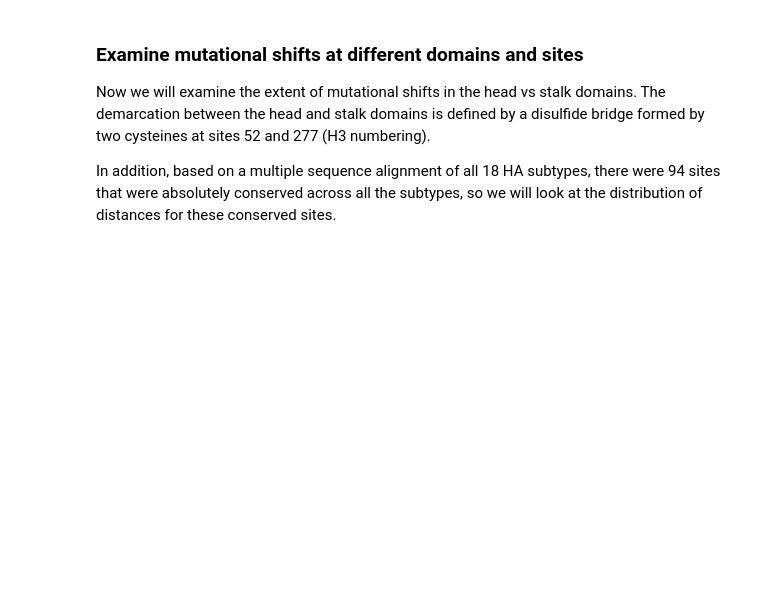
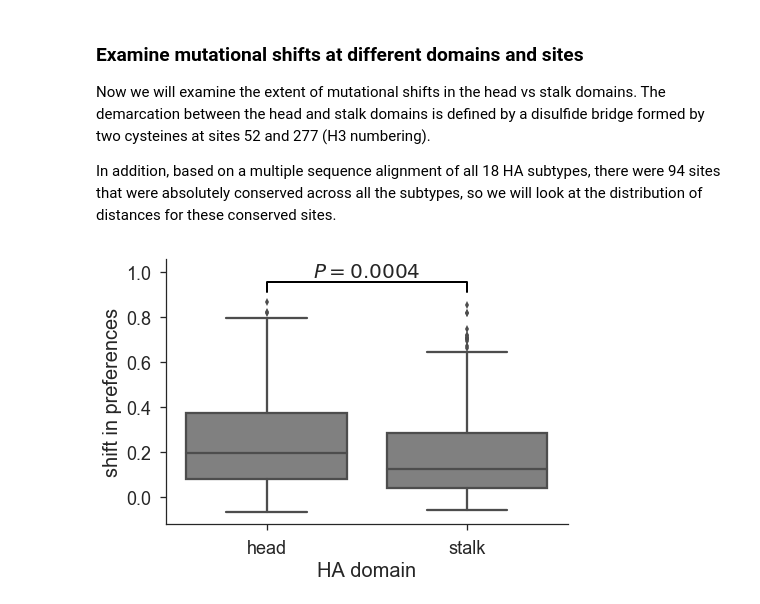
Before and after one commit to jbloomlab/Perth2009-DMS-Manuscript, a Jupyter notebook: analysis_code/dms_analysis.ipynb, the cells around one changed output. Cells and saved outputs as stored; diff of their text form; code cells hidden in the pictures; blank space fills up the shorter version.

```diff
--- a/analysis_code/dms_analysis.ipynb
+++ b/analysis_code/dms_analysis.ipynb
@@ -560,42 +582,44 @@ Now we will examine the extent of mutational shifts in the head vs stalk domains
 
 In addition, based on a multiple sequence alignment of all 18 HA subtypes, there were 94 sites that were absolutely conserved across all the subtypes, so we will look at the distribution of distances for these conserved sites.
 # %%
-# for i, row in prefsdist.iterrows():
-#     if int(i) in range(59,279):
-#         prefsdist.set_value(i, 'domain', 'head')
-#     else:
-#         prefsdist.set_value(i, 'domain', 'stalk')
+for i, row in prefsdist.iterrows():
+    if int(i) in range(59,279):
+        prefsdist.set_value(i, 'domain', 'head')
+    else:
+        prefsdist.set_value(i, 'domain', 'stalk')
 
-# # Now plot the shifts in preferences for the two HA domains
-# sns.set_style('white')
-# sns.set_style('ticks')
-# (fig, ax) = plt.subplots(figsize=(7,5))
-# sns.boxplot(x='domain',
-#             y='RMSDcorrected',
-#             data=prefsdist,
-#             order = ['head', 'stalk'],
-#             color='gray')
+# Now plot the shifts in preferences for the two HA domains
+sns.set_style('white')
+sns.set_style('ticks')
+(fig, ax) = plt.subplots(figsize=(7,5))
+sns.boxplot(x='domain',
+            y='RMSDcorrected',
+            data=prefsdist,
+            order = ['head', 'stalk'],
+            color='gray')
 
-# plt.ylabel('shift in preferences', fontsize=20)
-# plt.xlabel('HA domain', fontsize=20)
-# plt.xticks(fontsize=18)
-# plt.yticks(fontsize=18)
+plt.ylabel('shift in preferences', fontsize=20)
+plt.xlabel('HA domain', fontsize=20)
+plt.xticks(fontsize=18)
+plt.yticks(fontsize=18)
 
-# # Calculate significance
-# p = scipy.stats.mannwhitneyu(
-#         prefsdist.loc[prefsdist['domain'] == 'head']['RMSDcorrected'],
-#         prefsdist.loc[prefsdist['domain'] == 'stalk']['RMSDcorrected']
-#         )[1]
-# (x1, x2) = (0, 1)
-# yextend = 1.05
-# y = prefsdist.RMSDcorrected.max() * yextend
-# plt.plot([x1, x1, x2, x2], [y, yextend * y, yextend * y, y], c='black', lw=2)
-# plt.text((x1 + x2) / 2, y * yextend, '$P = {0:.4f}$'.format(p),
-#          ha='center', va='bottom', size=20)
-# ax.set_ylim(top=y*(yextend**3))
+# Calculate significance
+p = scipy.stats.mannwhitneyu(
+        prefsdist.loc[prefsdist['domain'] == 'head']['RMSDcorrected'],
+        prefsdist.loc[prefsdist['domain'] == 'stalk']['RMSDcorrected']
+        )[1]
+(x1, x2) = (0, 1)
+yextend = 1.05
+y = prefsdist.RMSDcorrected.max() * yextend
+plt.plot([x1, x1, x2, x2], [y, yextend * y, yextend * y, y], c='black', lw=2)
+plt.text((x1 + x2) / 2, y * yextend, '$P = {0:.4f}$'.format(p),
+         ha='center', va='bottom', size=20)
+ax.set_ylim(top=y*(yextend**3))
 
-# sns.despine()
-# plt.tight_layout()
-# # plt.savefig('{0}/HAdomains_vs_shifts.pdf'.format(prefsdistdir), format='pdf')
-# plt.show()
+sns.despine()
+plt.tight_layout()
+# plt.savefig('{0}/HAdomains_vs_shifts.pdf'.format(prefsdistdir), format='pdf')
+plt.show()
+# %% [output]
+[figure, added]
 # %%
```
Also changed, not shown: parts of 26 cells of this notebook, 10 other files.
